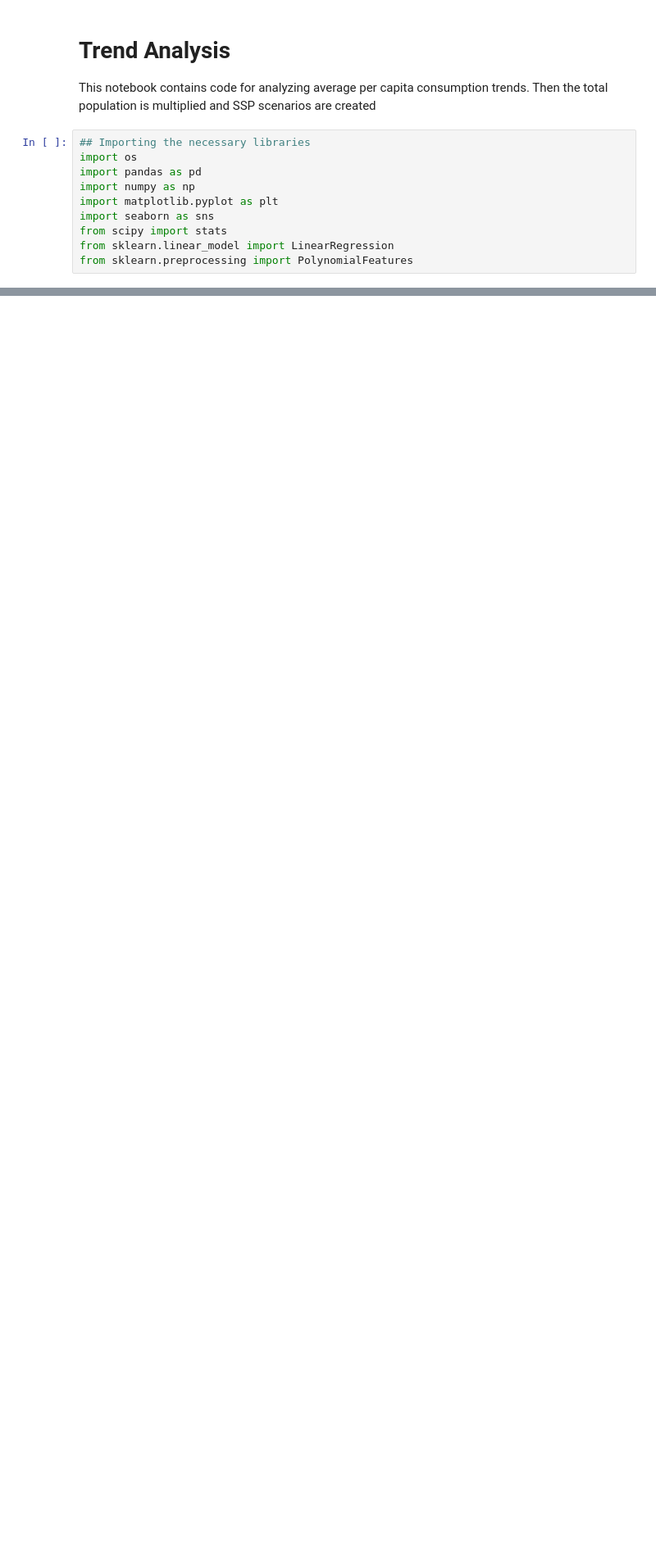
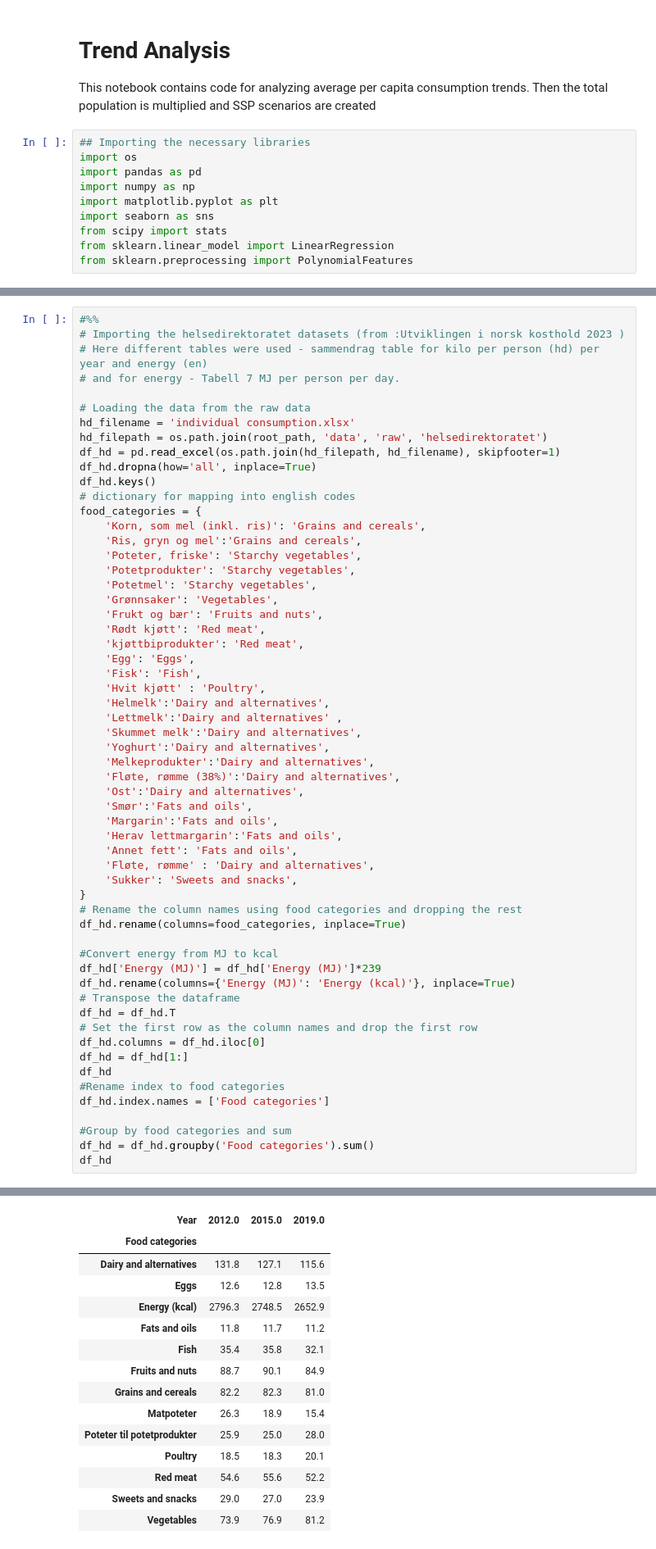
Before and after one commit to avijitvpandit/food-consumption, a Jupyter notebook: src/trend_analysis_2.ipynb, the cells around one changed output, grey strips where cells are left out. Shown: that part at 82% size. Drawn from its saved outputs; the diff is of its cells as text; blank space fills up the shorter version.

```diff
--- a/src/trend_analysis_2.ipynb
+++ b/src/trend_analysis_2.ipynb
@@ -33,4 +33,61 @@ nk_df = pd.concat([nk2_df, nk3_df], ignore_index=True)
 #dropping the TotalPhosphorus column
 nk_df.drop(columns=['TotalPhosphorus'], inplace=True)
 # %%
+#%%
+# Importing the helsedirektoratet datasets (from :Utviklingen i norsk kosthold 2023 )
+# Here different tables were used - sammendrag table for kilo per person (hd) per year and energy (en)
+# and for energy - Tabell 7 MJ per person per day.
+
+# Loading the data from the raw data
+hd_filename = 'individual consumption.xlsx'
+hd_filepath = os.path.join(root_path, 'data', 'raw', 'helsedirektoratet')
+df_hd = pd.read_excel(os.path.join(hd_filepath, hd_filename), skipfooter=1)
+df_hd.dropna(how='all', inplace=True)
+df_hd.keys()
+# dictionary for mapping into english codes
+food_categories = {
+    'Korn, som mel (inkl. ris)': 'Grains and cereals',
+    'Ris, gryn og mel':'Grains and cereals',
+    'Poteter, friske': 'Starchy vegetables',
+    'Potetprodukter': 'Starchy vegetables',
+    'Potetmel': 'Starchy vegetables',
+    'Grønnsaker': 'Vegetables',
+    'Frukt og bær': 'Fruits and nuts',
+    'Rødt kjøtt': 'Red meat',
+    'kjøttbiprodukter': 'Red meat',
+    'Egg': 'Eggs',
+    'Fisk': 'Fish',
+    'Hvit kjøtt' : 'Poultry',
+    'Helmelk':'Dairy and alternatives',
+    'Lettmelk':'Dairy and alternatives' ,
+    'Skummet melk':'Dairy and alternatives',
+    'Yoghurt':'Dairy and alternatives',
+    'Melkeprodukter':'Dairy and alternatives',
+    'Fløte, rømme (38%)':'Dairy and alternatives',
+    'Ost':'Dairy and alternatives',
+    'Smør':'Fats and oils',
+    'Margarin':'Fats and oils',
+    'Herav lettmargarin':'Fats and oils',
+    'Annet fett': 'Fats and oils',
+    'Fløte, rømme' : 'Dairy and alternatives',
+    'Sukker': 'Sweets and snacks',
+}
+# Rename the column names using food categories and dropping the rest
+df_hd.rename(columns=food_categories, inplace=True)
+
+#Convert energy from MJ to kcal
+df_hd['Energy (MJ)'] = df_hd['Energy (MJ)']*239
+df_hd.rename(columns={'Energy (MJ)': 'Energy (kcal)'}, inplace=True)
+# Transpose the dataframe
+df_hd = df_hd.T
+# Set the first row as the column names and drop the first row
+df_hd.columns = df_hd.iloc[0]
+df_hd = df_hd[1:]
+df_hd
+#Rename index to food categories
+df_hd.index.names = ['Food categories']
+
+#Group by food categories and sum
+df_hd = df_hd.groupby('Food categories').sum()
+df_hd
 # %% [output]
@@ -54,0 +94,15 @@ TypeError: can't multiply sequence by non-int of type 'float'
+| Year | 2012.0 | 2015.0 | 2019.0 |
+| Food categories |  |  |  |
+| Dairy and alternatives | 131.8 | 127.1 | 115.6 |
+| Eggs | 12.6 | 12.8 | 13.5 |
+| Energy (kcal) | 2796.3 | 2748.5 | 2652.9 |
+| Fats and oils | 11.8 | 11.7 | 11.2 |
+| Fish | 35.4 | 35.8 | 32.1 |
+| Fruits and nuts | 88.7 | 90.1 | 84.9 |
+| Grains and cereals | 82.2 | 82.3 | 81.0 |
+| Matpoteter | 26.3 | 18.9 | 15.4 |
+| Poteter til potetprodukter | 25.9 | 25.0 | 28.0 |
+| Poultry | 18.5 | 18.3 | 20.1 |
+| Red meat | 54.6 | 55.6 | 52.2 |
+| Sweets and snacks | 29.0 | 27.0 | 23.9 |
+| Vegetables | 73.9 | 76.9 | 81.2 |
```
Also changed, not shown: parts of 5 cells of this notebook, 6 other files.
